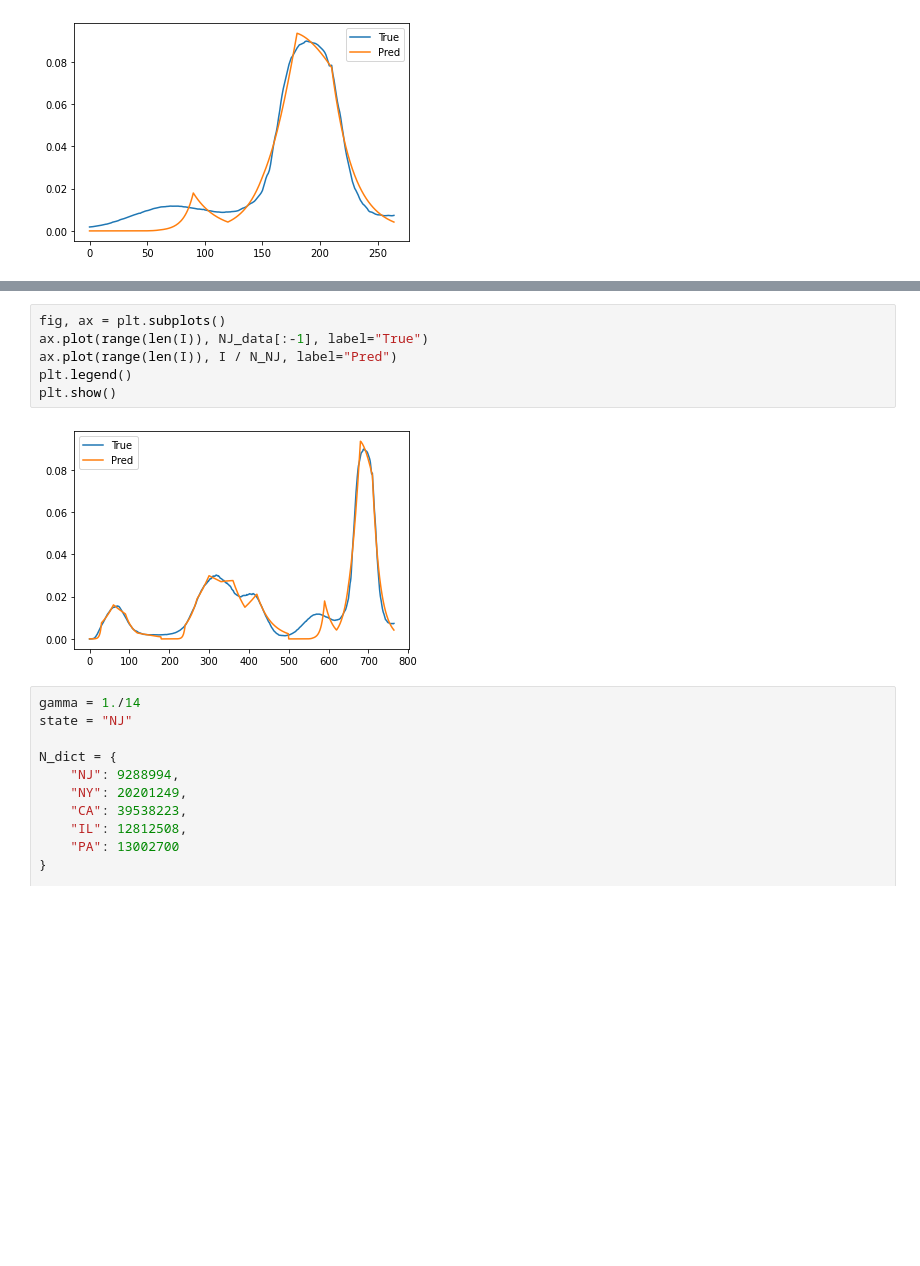
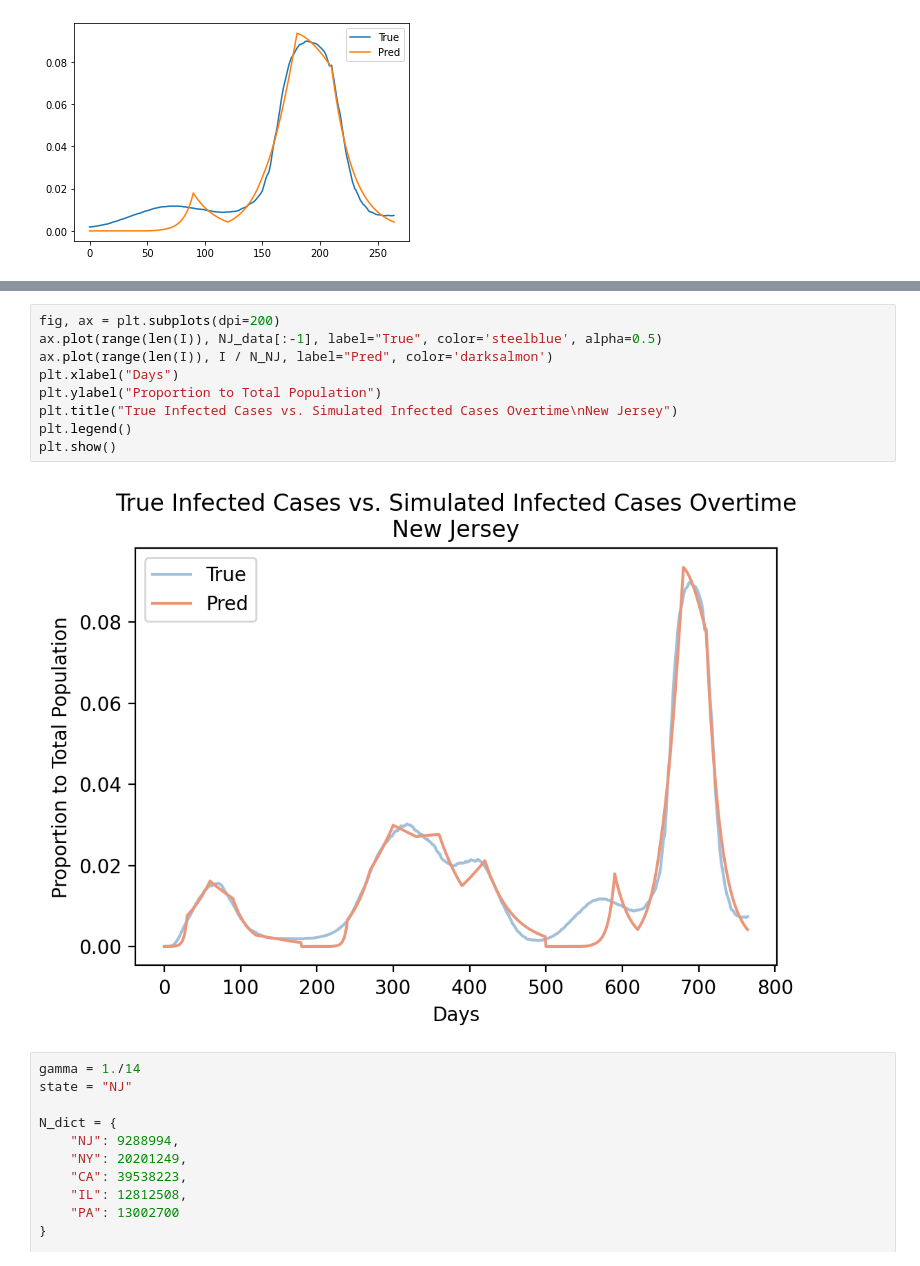
Before and after one commit to cywujeremy/dabp-pandemic-simulation, a Jupyter notebook: nbs/SIR_param_estimation.ipynb, the cells around one changed output, grey strips where cells are left out. Drawn from its saved outputs; the diff is of its cells as text; blank space fills up the shorter version.

Commit message:
updated NJ graphs

```diff
--- a/nbs/SIR_param_estimation.ipynb
+++ b/nbs/SIR_param_estimation.ipynb
@@ -193,11 +223,14 @@ R = np.concatenate((R_p0, R_p1, R_p2))
 # %%
-fig, ax = plt.subplots()
-ax.plot(range(len(I)), NJ_data[:-1], label="True")
-ax.plot(range(len(I)), I / N_NJ, label="Pred")
+fig, ax = plt.subplots(dpi=200)
+ax.plot(range(len(I)), NJ_data[:-1], label="True", color='steelblue', alpha=0.5)
+ax.plot(range(len(I)), I / N_NJ, label="Pred", color='darksalmon')
+plt.xlabel("Days")
+plt.ylabel("Proportion to Total Population")
+plt.title("True Infected Cases vs. Simulated Infected Cases Overtime\nNew Jersey")
 plt.legend()
 plt.show()
 # %% [output]
-[figure, old version]
+[figure, new version]
 # %%
 gamma = 1./14
 state = "NJ"
```
Also changed, not shown: parts of 4 cells of this notebook.
